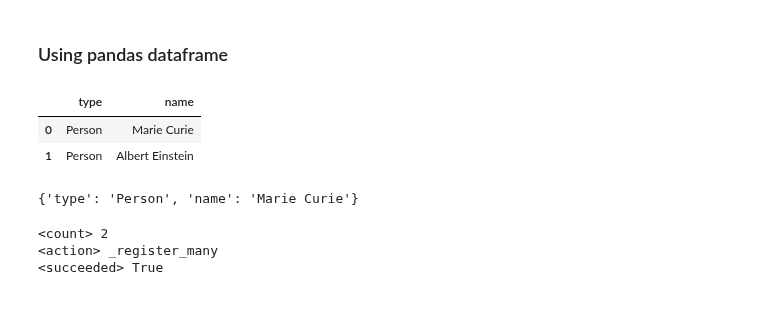
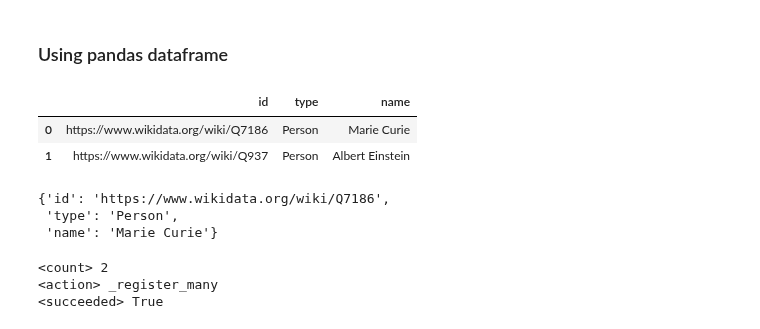
Before and after one commit to BlueBrain/nexus-forge, a Jupyter notebook: examples/notebooks/use-cases/BBP KG Create Datasets.ipynb, the cells around one changed output. Cells and saved outputs as stored; diff of their text form; code cells hidden in the pictures.

```diff
--- a/examples/notebooks/use-cases/BBP KG Create Datasets.ipynb
+++ b/examples/notebooks/use-cases/BBP KG Create Datasets.ipynb
@@ -124,19 +106,21 @@ forge.as_json(result, store_metadata=True)
 ### Using pandas dataframe
 # %%
 # Each person has a file attached. We'll use forge.attach to be able to register the files in the knowledge graph
-scientists_df = pd.read_csv("../../data/persons.csv")
+scientists_df = pd.read_csv("../../data/persons-with-id.csv")
 scientists_df
 # %% [output]
-|  | type | name |
-| 0 | Person | Marie Curie |
-| 1 | Person | Albert Einstein |
+|  | id | type | name |
+| 0 | https://www.wikidata.org/wiki/Q7186 | Person | Marie Curie |
+| 1 | https://www.wikidata.org/wiki/Q937 | Person | Albert Einstein |
 # %%
 # Resources can be created from a pandas dataframe
 scientists = forge.from_dataframe(scientists_df)
 # %%
 forge.as_json(scientists[0])
 # %% [output]
-{'type': 'Person', 'name': 'Marie Curie'}
+{'id': 'https://www.wikidata.org/wiki/Q7186',
+ 'type': 'Person',
+ 'name': 'Marie Curie'}
 # %%
 # Note that registering an existing resource in a given project will throw a 'RegistrationError: resource already exists' error.
 # forge.retrieve(id=...) can be used to fetch the registered resource as shown in next cell.
```
Also changed, not shown: parts of 30 cells of this notebook, 25 other files.
